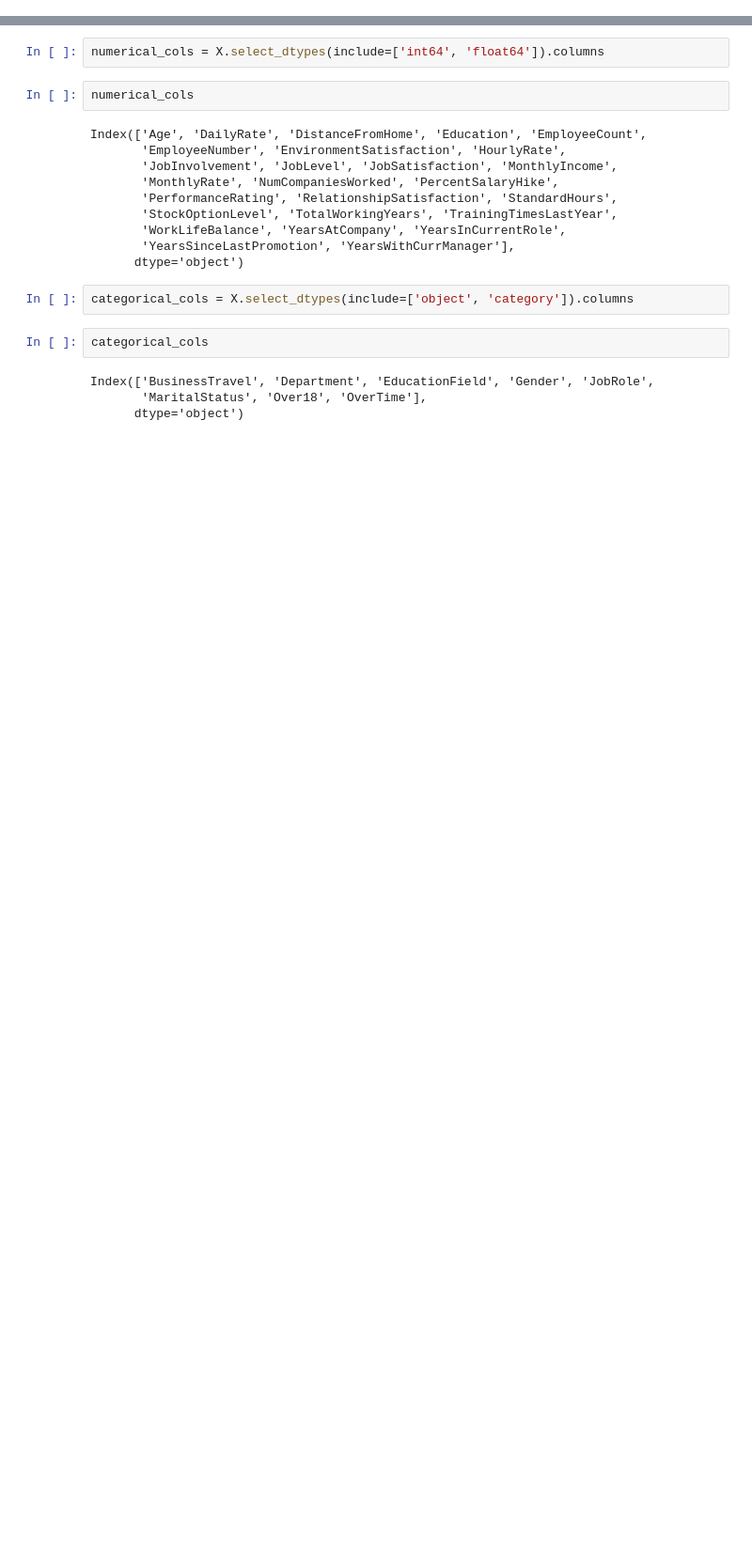
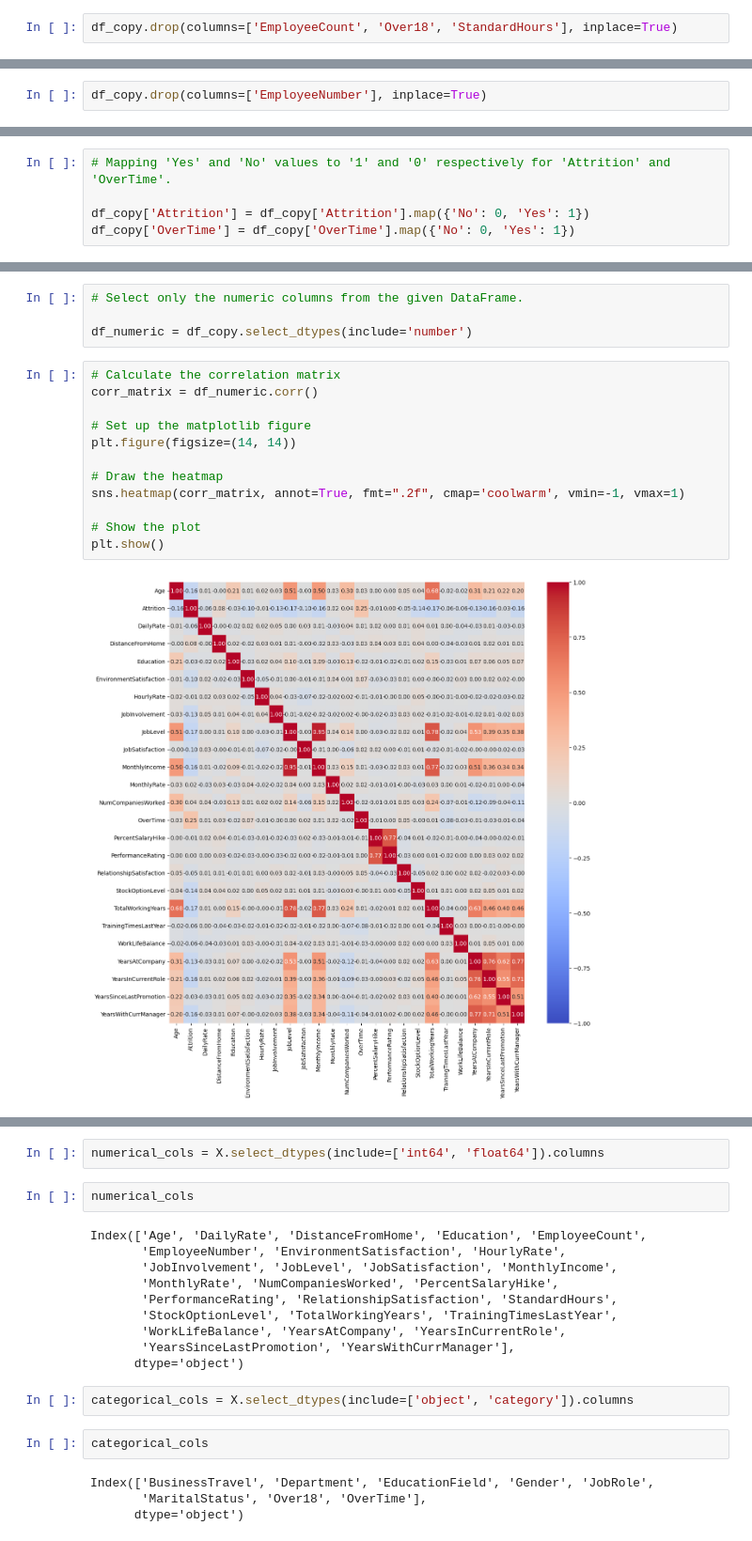
Before and after one commit to shahinmahmud53/employee-churn-prediction-flask-app, a Jupyter notebook: notebooks/model.ipynb, the cells around one changed output, grey strips where cells are left out. Shown at 94% size. Drawn from its saved outputs; the diff is of its cells as text; blank space fills up the shorter version.

```diff
--- a/notebooks/model.ipynb
+++ b/notebooks/model.ipynb
@@ -254,0 +182,2 @@ X = df_work.drop(columns=['Attrition'])
+# %%
+df_copy.drop(columns=['EmployeeCount', 'Over18', 'StandardHours'], inplace=True)
@@ -254,0 +186,2 @@ X = df_work.drop(columns=['Attrition'])
+# %%
+df_copy.drop(columns=['EmployeeNumber'], inplace=True)
@@ -254,0 +192,5 @@ X = df_work.drop(columns=['Attrition'])
+# %%
+# Mapping 'Yes' and 'No' values to '1' and '0' respectively for 'Attrition' and 'OverTime'.
+
+df_copy['Attrition'] = df_copy['Attrition'].map({'No': 0, 'Yes': 1})
+df_copy['OverTime'] = df_copy['OverTime'].map({'No': 0, 'Yes': 1})
@@ -254,0 +276,18 @@ X = df_work.drop(columns=['Attrition'])
+# %%
+# Select only the numeric columns from the given DataFrame.
+
+df_numeric = df_copy.select_dtypes(include='number')
+# %%
+# Calculate the correlation matrix
+corr_matrix = df_numeric.corr()
+
+# Set up the matplotlib figure
+plt.figure(figsize=(14, 14))
+
+# Draw the heatmap
+sns.heatmap(corr_matrix, annot=True, fmt=".2f", cmap='coolwarm', vmin=-1, vmax=1)
+
+# Show the plot
+plt.show()
+# %% [output]
+[figure, added]
```
Also changed, not shown: parts of 132 cells of this notebook.
